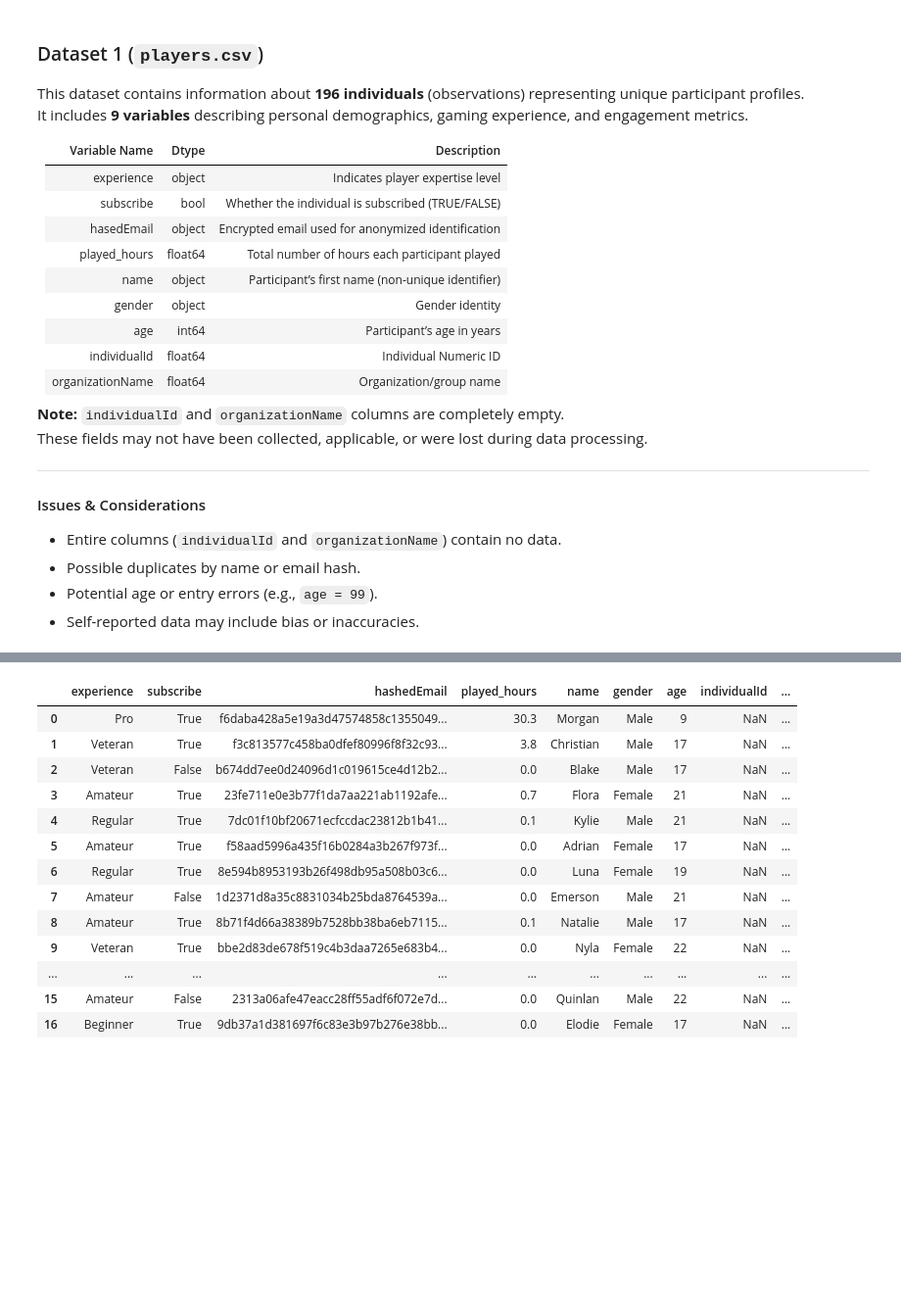
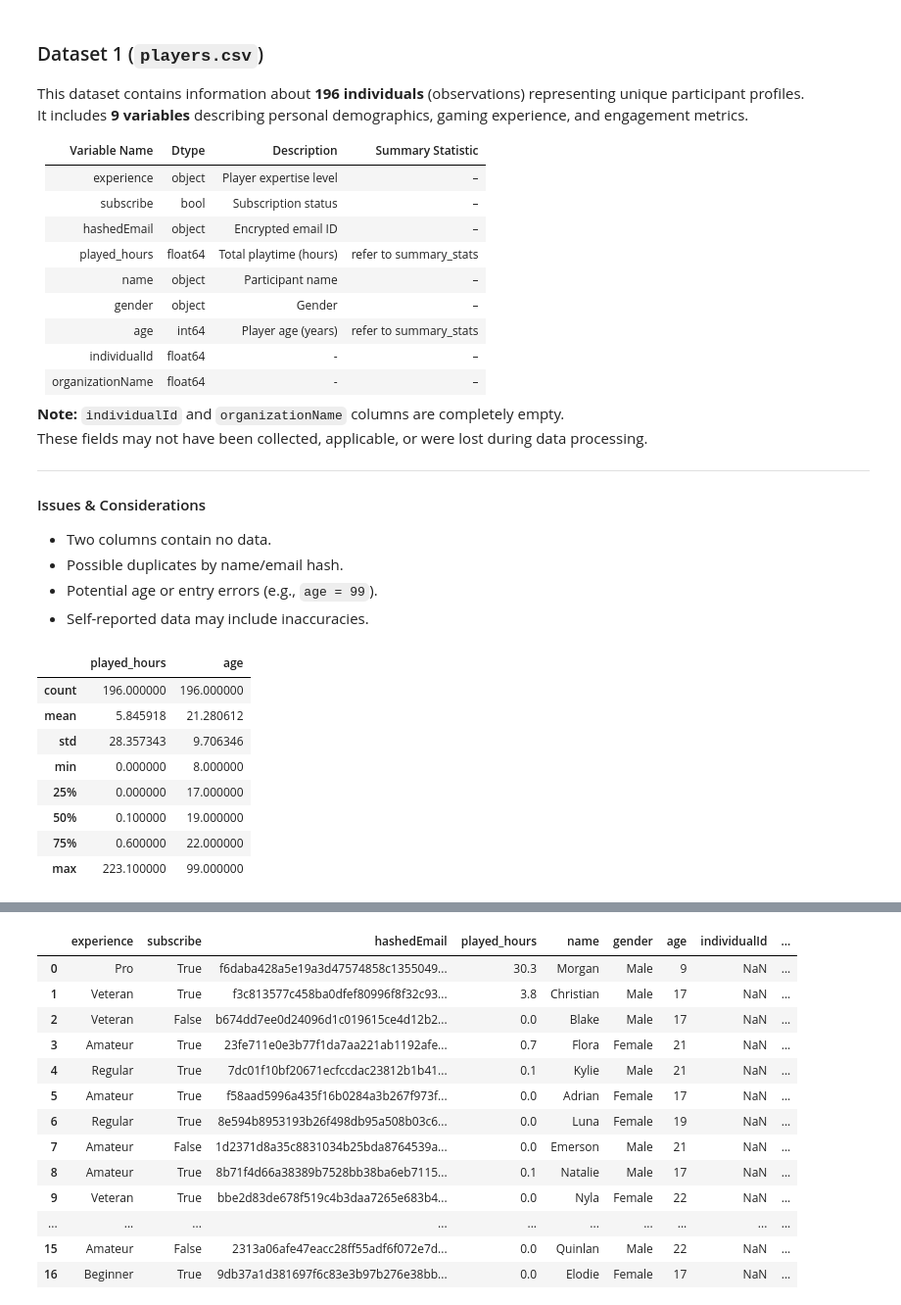
Before and after one commit to Noah-C-H/minecraft_group_project, a Jupyter notebook: Mahdiyah Individual Report.ipynb, the cells around one changed output, grey strips where cells are left out. Shown at 98% size. Drawn from its saved outputs; the diff is of its cells as text; code cells hidden in the pictures; blank space fills up the shorter version.

Commit message:
finished individual project planning report
added proposed method and reasoning

```diff
--- a/Mahdiyah Individual Report.ipynb
+++ b/Mahdiyah Individual Report.ipynb
@@ -4,17 +4,17 @@
 This dataset contains information about **196 individuals** (observations) representing unique participant profiles.
 It includes **9 variables** describing personal demographics, gaming experience, and engagement metrics.
 
-| Variable Name     | Dtype    | Description |
-|-------------------|----------|-------------|
-| experience        | object   | Indicates player expertise level |
-| subscribe         | bool     | Whether the individual is subscribed (TRUE/FALSE) |
-| hasedEmail        | object   | Encrypted email used for anonymized identification |
-| played_hours      | float64  | Total number of hours each participant played |
-| name              | object   | Participant’s first name (non-unique identifier) |
-| gender            | object   | Gender identity |
-| age               | int64    | Participant’s age in years |
-| individualId      | float64  | Individual Numeric ID |
-| organizationName  | float64  | Organization/group name |
+| Variable Name     | Dtype    | Description              | Summary Statistic |
+|-------------------|----------|---------------------------|-------------------|
+| experience        | object   | Player expertise level    | – |
+| subscribe         | bool     | Subscription status       | – |
+| hashedEmail       | object   | Encrypted email ID        | – |
+| played_hours      | float64  | Total playtime (hours)    | refer to summary_stats |
+| name              | object   | Participant name          | – |
+| gender            | object   | Gender                    | – |
+| age               | int64    | Player age (years)        | refer to summary_stats |
+| individualId      | float64  | -              | – |
+| organizationName  | float64  |-              | – |
 
 **Note:** `individualId` and `organizationName` columns are completely empty.
 These fields may not have been collected, applicable, or were lost during data processing.
@@ -22,8 +22,24 @@ These fields may not have been collected, applicable, or were lost during data p
 ---
 
 #### Issues & Considerations
-- Entire columns (`individualId` and `organizationName`) contain no data.
-- Possible duplicates by name or email hash.
+- Two columns contain no data.
+- Possible duplicates by name/email hash.
 - Potential age or entry errors (e.g., `age = 99`).
-- Self-reported data may include bias or inaccuracies.
+- Self-reported data may include inaccuracies.
+# %%
+import pandas as pd
+players=pd.read_csv("players.csv")
+# %%
+summary_stats = players[["played_hours","age"]].describe()
+summary_stats
+# %% [output]
+|  | played_hours | age |
+| count | 196.000000 | 196.000000 |
+| mean | 5.845918 | 21.280612 |
+| std | 28.357343 | 9.706346 |
+| min | 0.000000 | 8.000000 |
+| 25% | 0.000000 | 17.000000 |
+| 50% | 0.100000 | 19.000000 |
+| 75% | 0.600000 | 22.000000 |
+| max | 223.100000 | 99.000000 |
 # %% [markdown]
```
Also changed, not shown: parts of 3 cells of this notebook.
